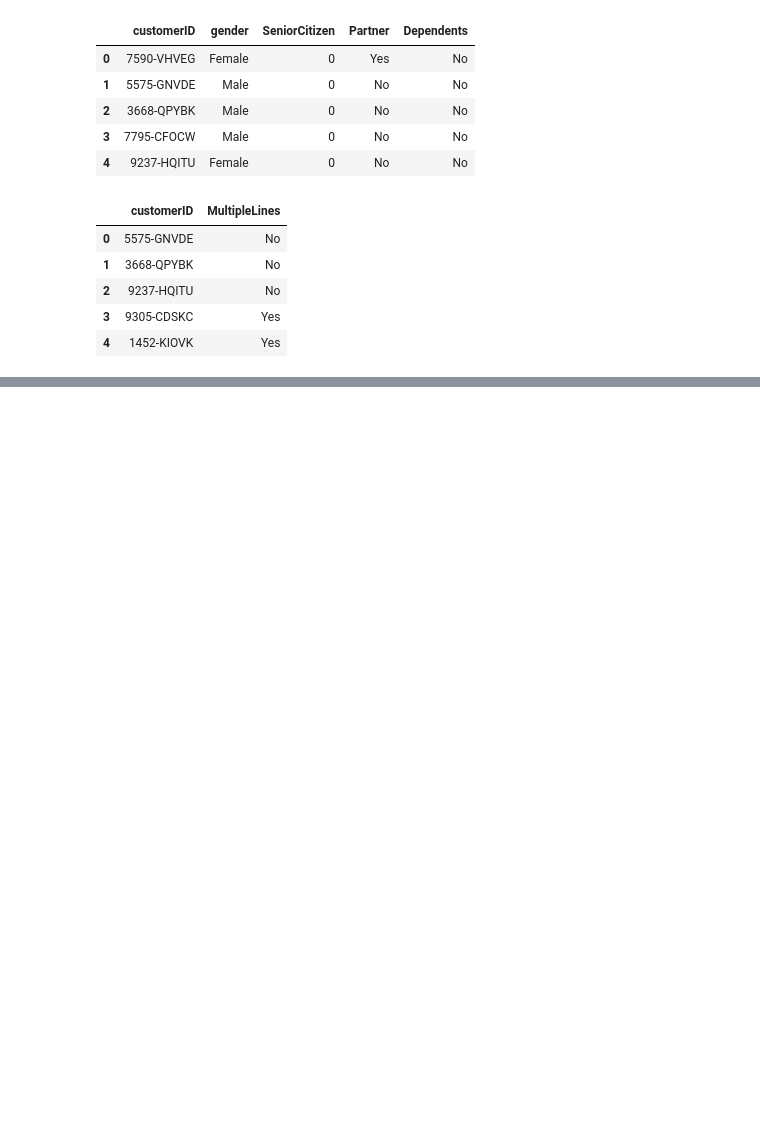
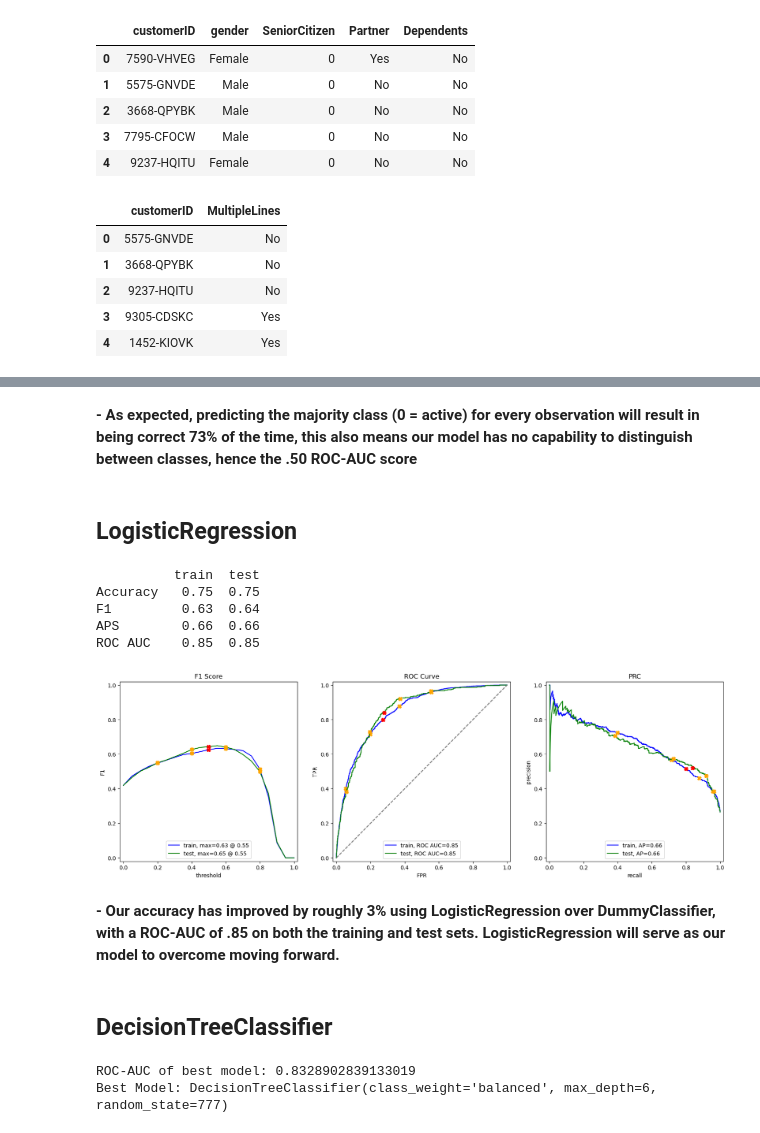
Before and after one commit to avonmims/101010.ds, a Jupyter notebook: School-Projects/Sprint-17-Final-Project/s17_solution.ipynb, the cells around one changed output, grey strips where cells are left out. Saved outputs shown, nothing was run; the diff lists cells and outputs as text; code cells hidden in the pictures; blank space fills up the shorter version.

```diff
--- a/School-Projects/Sprint-17-Final-Project/s17_solution.ipynb
+++ b/School-Projects/Sprint-17-Final-Project/s17_solution.ipynb
@@ -161,0 +369,39 @@ display(data.head())
+# %% [markdown]
+**- As expected, predicting the majority class (0 = active) for every observation will result in being correct 73% of the time, this also means our model has no capability to distinguish between classes, hence the .50 ROC-AUC score**
+# %% [markdown]
+## LogisticRegression
+# %%
+    #!! logistic regression model with balanced class weights
+log_model = LogisticRegression(class_weight='balanced', random_state=777)
+log_model.fit(features_train, target_train)
+
+evaluate_model(log_model, features_train, target_train, features_test, target_test)
+# %% [output]
+          train  test
+Accuracy   0.75  0.75
+F1         0.63  0.64
+APS        0.66  0.66
+ROC AUC    0.85  0.85
+[figure, added]
+# %% [markdown]
+**- Our accuracy has improved by roughly 3% using LogisticRegression over DummyClassifier, with a ROC-AUC of .85 on both the training and test sets. LogisticRegression will serve as our model to overcome moving forward.**
+# %% [markdown]
+## DecisionTreeClassifier
+# %%
+#!! looping through max_depth to find optimal value
+best_model = None
+best_score = 0
+for depth in range(1, 21):
+    tree_model = DecisionTreeClassifier(max_depth=depth, class_weight='balanced', random_state=777)
+    tree_model.fit(features_train, target_train)
+    pred_prob = tree_model.predict_proba(features_test)[:, 1]
+    roc_auc = metrics.roc_auc_score(target_test, pred_prob)
+    if roc_auc > best_score:
+        best_score = roc_auc
+        best_model = tree_model
+
+print('ROC-AUC of best model:', best_score)
+print('Best Model:', best_model)
+# %% [output]
+ROC-AUC of best model: 0.8328902839133019
+Best Model: DecisionTreeClassifier(class_weight='balanced', max_depth=6, random_state=777)
```
Also changed, not shown: parts of 31 cells of this notebook, 4 other files.
